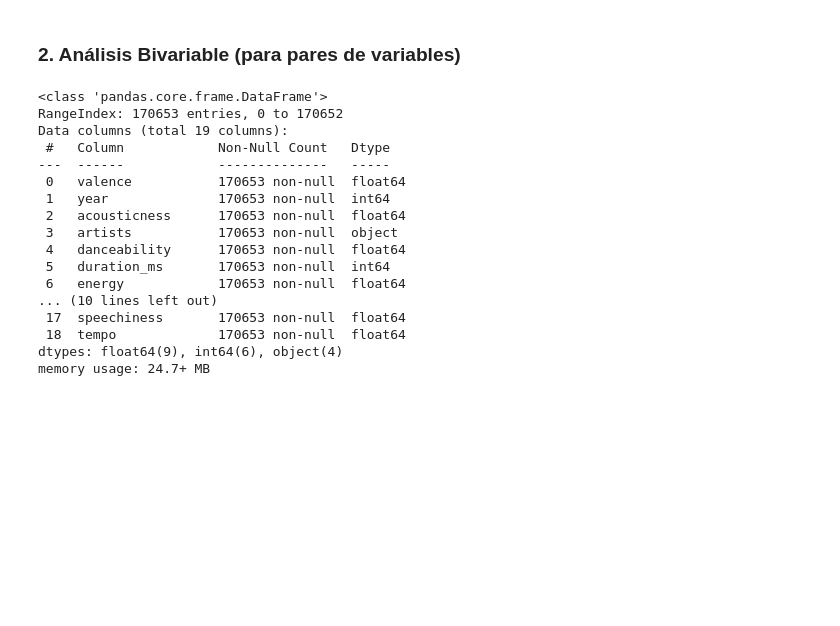
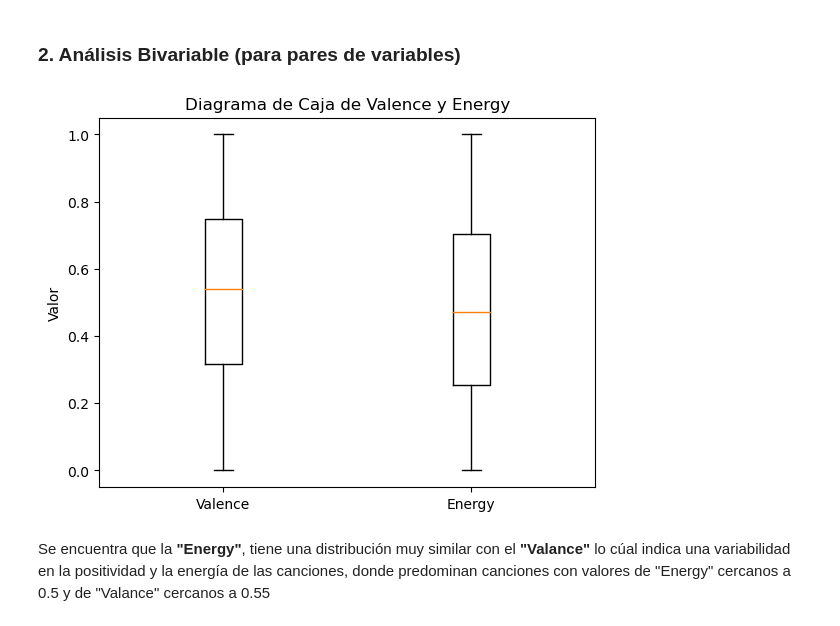
Before and after one commit to kellyninor/musica-a-la-carta, a Jupyter notebook: Musica_a_la_carta.ipynb, the cells around one changed output. Saved outputs shown, nothing was run; the diff lists cells and outputs as text; code cells hidden in the pictures; blank space fills up the shorter version.

```diff
--- a/Musica_a_la_carta.ipynb
+++ b/Musica_a_la_carta.ipynb
@@ -152,7 +172,7 @@ porc_valores_faltantes(df)
 | name | 0 | 0.000000 |
 | release_date | 0 | 0.000000 |
 # %%
-df = imputar_numericas_knn(df, n_neighbors=5)
+df = imputar_numericas_knn(df, n_neighbors=3)
 df = imputar_categorico_por_moda(df)
 # %%
 porc_valores_faltantes(df)
@@ -268,23 +288,13 @@ df.describe()
 **Tempo**: El tempo de las canciones varía desde 0 hasta más de 240 BPM. Esto puede ser útil para identificar la velocidad o ritmo de las canciones.
 # %% [markdown]
 ### 2. Análisis Bivariable (para pares de variables)
-# %%
-df.info()
-# %% [output]
-<class 'pandas.core.frame.DataFrame'>
-RangeIndex: 170653 entries, 0 to 170652
-Data columns (total 19 columns):
- #   Column            Non-Null Count   Dtype
----  ------            --------------   -----
- 0   valence           170653 non-null  float64
- 1   year              170653 non-null  int64
- 2   acousticness      170653 non-null  float64
- 3   artists           170653 non-null  object
- 4   danceability      170653 non-null  float64
- 5   duration_ms       170653 non-null  int64
- 6   energy            170653 non-null  float64
-... (10 lines left out)
- 17  speechiness       170653 non-null  float64
- 18  tempo             170653 non-null  float64
-dtypes: float64(9), int64(6), object(4)
-memory usage: 24.7+ MB
+# %%
+# Diagrama de Caja de Valence y Energy
+plt.boxplot([df['valence'], df['energy']], labels=['Valence', 'Energy'])
+plt.ylabel('Valor')
+plt.title('Diagrama de Caja de Valence y Energy')
+plt.show()
+# %% [output]
+[figure, added]
+# %% [markdown]
+Se encuentra que la **"Energy"**, tiene una distribución muy similar con el **"Valance"** lo cúal indica una variabilidad en la positividad y la energía de las canciones, donde predominan canciones con valores de "Energy" cercanos a 0.5 y de "Valance" cercanos a 0.55
```
Also changed, not shown: parts of 7 cells of this notebook.
